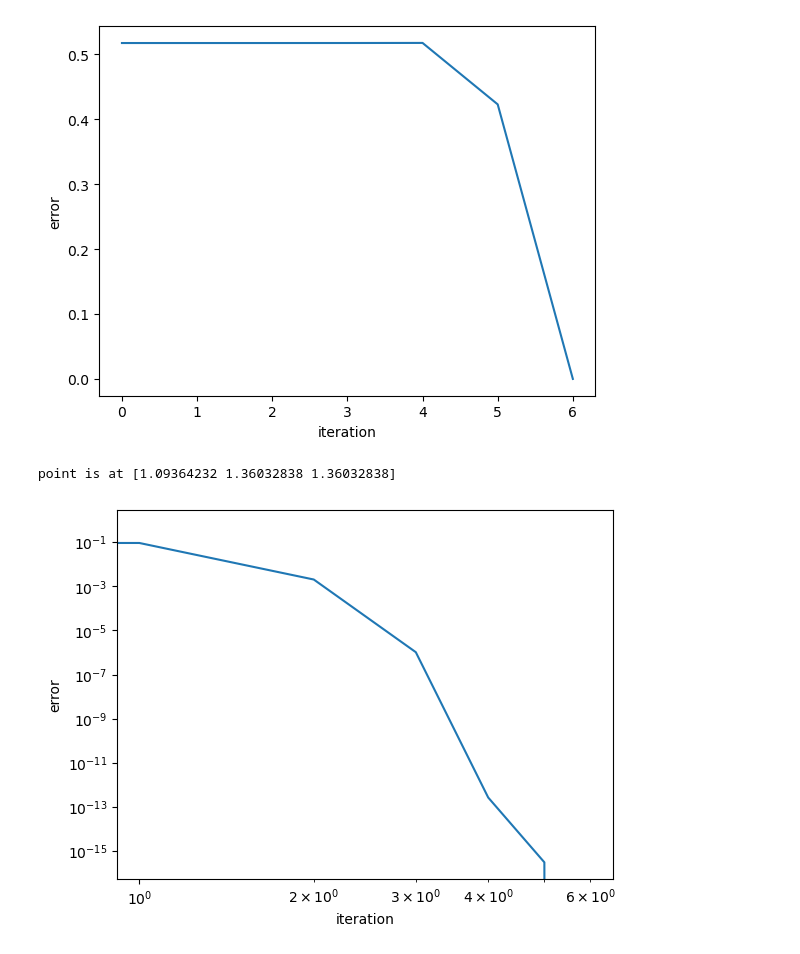
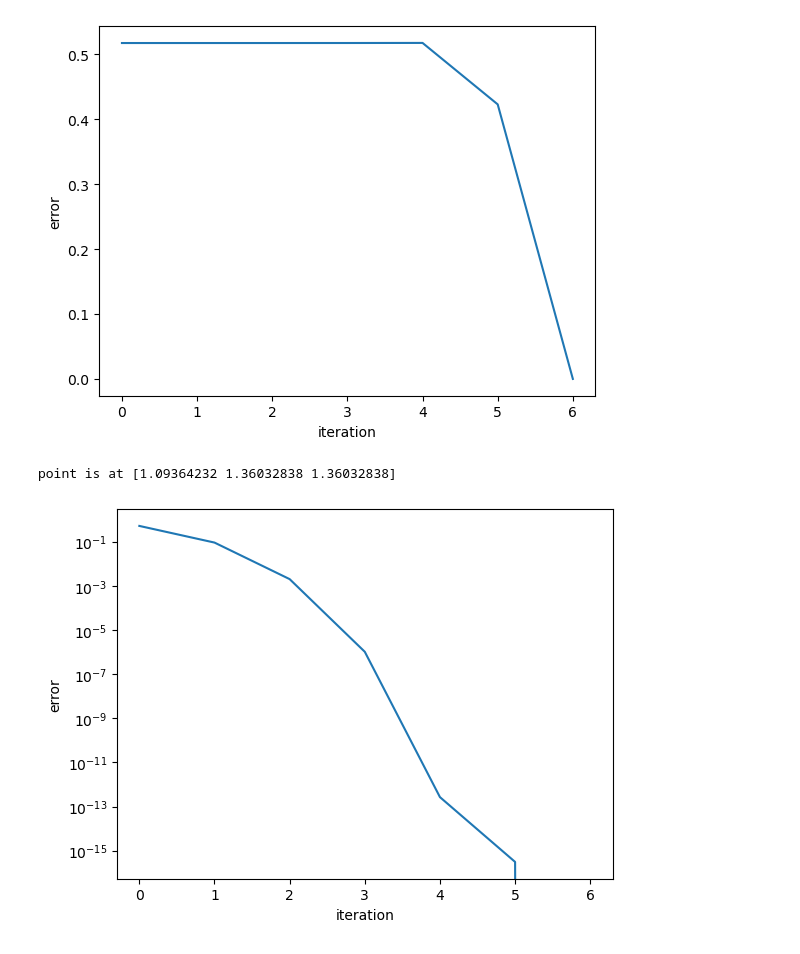
Before and after one commit to matt-harp/appm4600, a Jupyter notebook: hw/hw5/hw.ipynb, the cells around one changed output. Drawn from its saved outputs; the diff is of its cells as text; code cells hidden in the pictures.

```diff
--- a/hw/hw5/hw.ipynb
+++ b/hw/hw5/hw.ipynb
@@ -90,32 +90,32 @@ plt.show()
 # %%
 f = lambda X: X[0]**2 + 4*X[1]**2 + 4*X[2]**2 - 16
 fx = lambda X: 2 * X[0]
 fy = lambda X: 8 * X[1]
 fz = lambda X: 8 * X[2]
 
 X = np.array([1.0,1.0,1.0])
 all_X = []
 n = 0
 while n<1000:
     all_X.append(X.copy())
     fxn = fx(X)
     fyn = fy(X)
     fzn = fz(X)
     d = f(X)/(fxn**2 + fyn**2 + fzn**2)
     nudge = np.array([d * fxn, d * fyn, d * fzn])
     Xbefore = X.copy()
     X -= nudge
     if np.linalg.norm(X - Xbefore) < 1e-16:
         break
     n += 1
 
 print(f'point is at {X}')
 all_X = np.array(all_X)
 error = np.linalg.norm(np.abs(all_X - X), axis=1)
-plt.loglog(error)
+plt.semilogy(error)
 plt.xlabel('iteration')
 plt.ylabel('error')
 plt.show()
 # %% [output]
 point is at [1.09364232 1.36032838 1.36032838]
-[figure, old version]
+[figure, new version]
```
Also changed, not shown: 1 other file.
